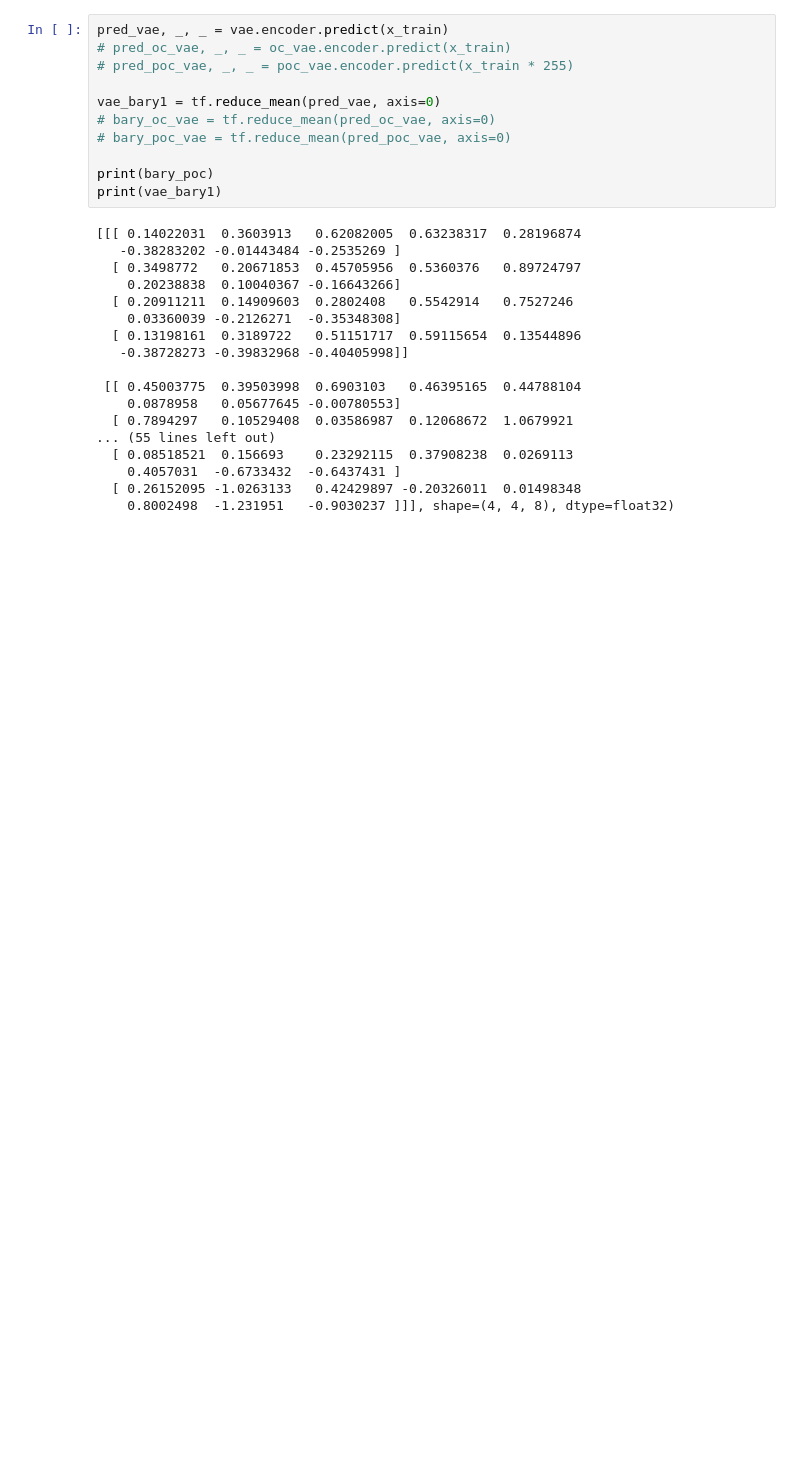
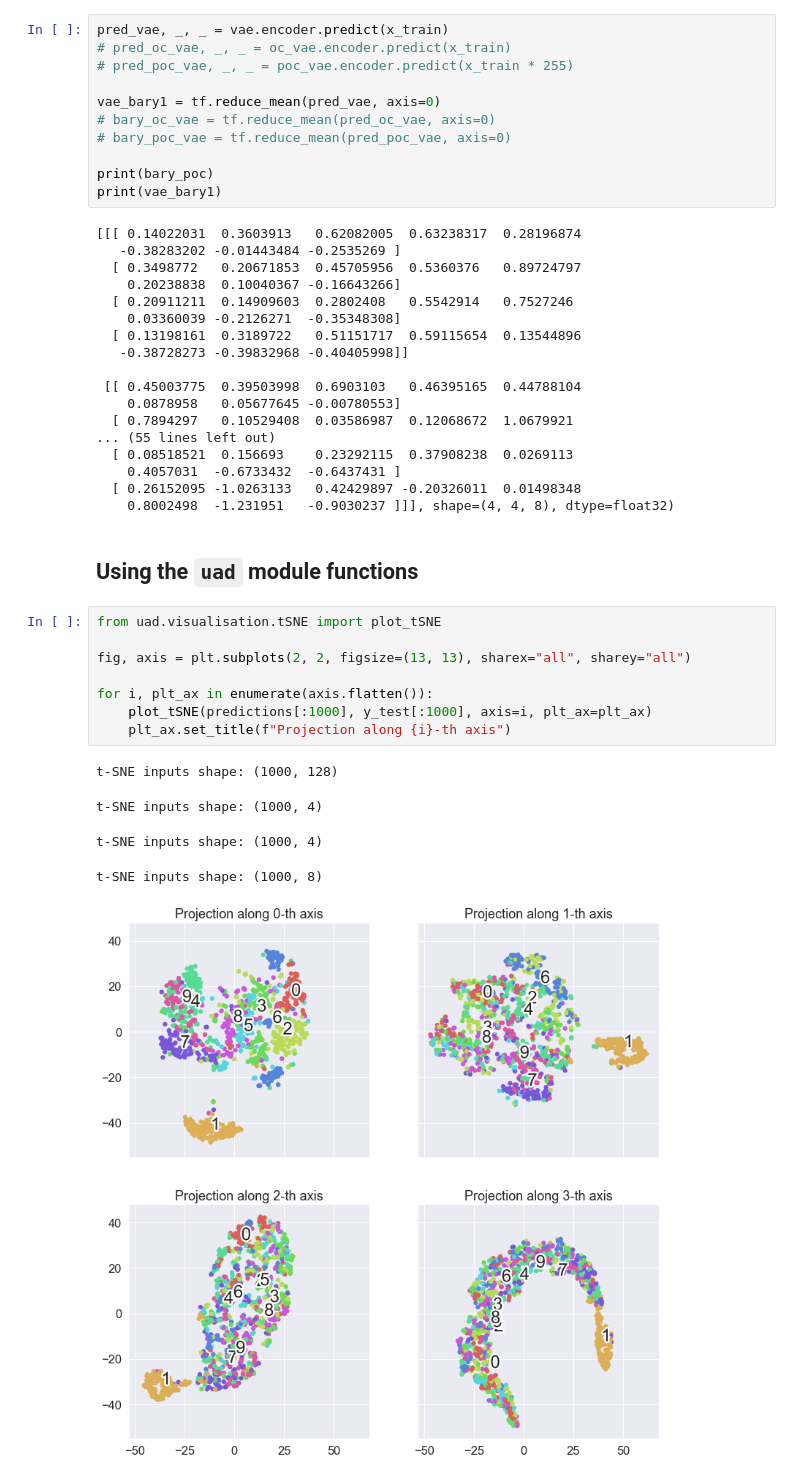
Before and after one commit to hugovaysset/MNIST_UAD, a Jupyter notebook: visualisation/ls_visualisation.ipynb, the cells around one changed output. Cells and saved outputs as stored; diff of their text form; blank space fills up the shorter version.

````diff
--- a/visualisation/ls_visualisation.ipynb
+++ b/visualisation/ls_visualisation.ipynb
@@ -221,3 +221,19 @@ print(vae_bary1)
     0.4057031  -0.6733432  -0.6437431 ]
   [ 0.26152095 -1.0263133   0.42429897 -0.20326011  0.01498348
     0.8002498  -1.231951   -0.9030237 ]]], shape=(4, 4, 8), dtype=float32)
+# %% [markdown]
+## Using the ```uad``` module functions
+# %%
+from uad.visualisation.tSNE import plot_tSNE
+
+fig, axis = plt.subplots(2, 2, figsize=(13, 13), sharex="all", sharey="all")
+
+for i, plt_ax in enumerate(axis.flatten()):
+    plot_tSNE(predictions[:1000], y_test[:1000], axis=i, plt_ax=plt_ax)
+    plt_ax.set_title(f"Projection along {i}-th axis")
+# %% [output]
+t-SNE inputs shape: (1000, 128)
+t-SNE inputs shape: (1000, 4)
+t-SNE inputs shape: (1000, 4)
+t-SNE inputs shape: (1000, 8)
+[figure, added]
````
Also changed, not shown: parts of 1 cell of this notebook, 19 other files.
